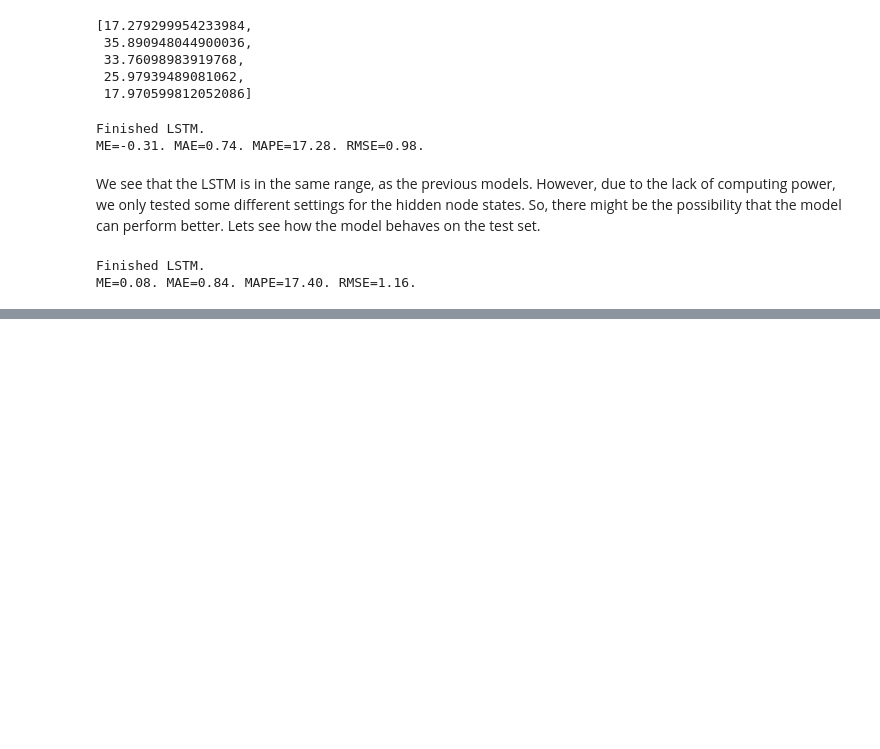
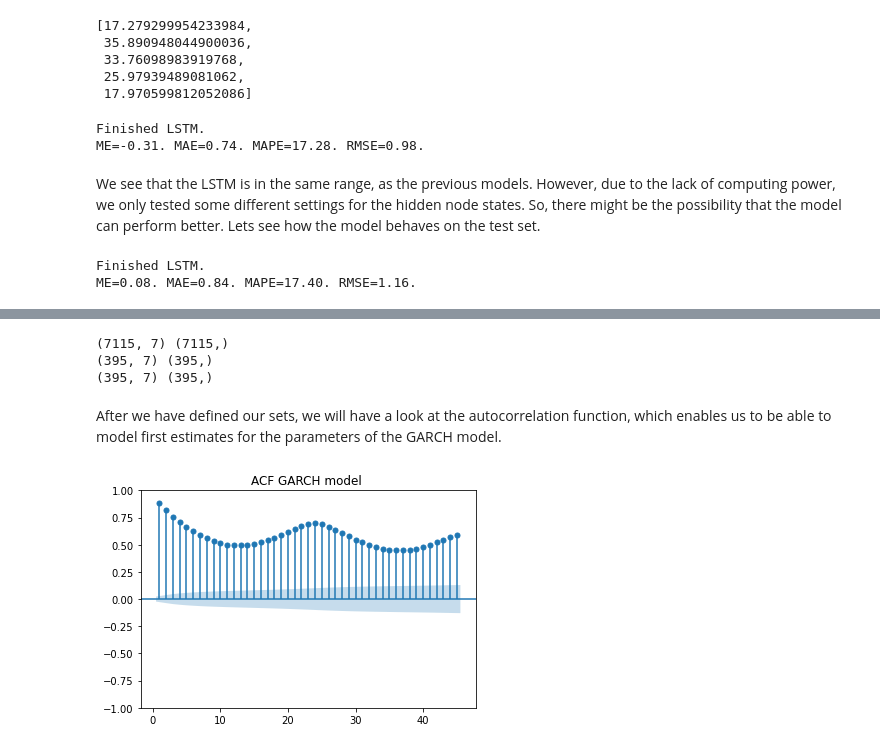
Before and after one commit to NiklasSabel/Industrial-Applications-of-Artificial-Intelligence, a Jupyter notebook: notebooks/Primary sector/Primary sector Wind.ipynb, the cells around one changed output, grey strips where cells are left out. Cells and saved outputs as stored; diff of their text form; code cells hidden in the pictures; blank space fills up the shorter version.

Commit message:
GARCH and ARIMA

```diff
--- a/notebooks/Primary sector/Primary sector Wind.ipynb
+++ b/notebooks/Primary sector/Primary sector Wind.ipynb
@@ -1063,0 +1065,25 @@ In the last part of this notebook, we will make use of another model to predict
+# %%
+# set sizes and round them on full numbers
+len_train = int(len(df_turbine_clean)*0.9+0.5)
+len_val = int(len(df_turbine_clean)*0.05-0.25)
+len_test = int(len(df_turbine_clean)*0.05-0.25)
+# %%
+# we create the datasets for our "normal" models SVM and RandomForest
+X_train, y_train = df_turbine_clean[:len_train].drop(columns=['WindSpeed','timestamp']), df_turbine_clean[:len_train].WindSpeed
+X_val, y_val = df_turbine_clean[len_train:len_train+len_val].drop(columns=['WindSpeed','timestamp']), df_turbine_clean[len_train:len_train+len_val].WindSpeed
+X_test, y_test =  df_turbine_clean[len_train+len_val:].drop(columns=['WindSpeed','timestamp']), df_turbine_clean[len_train+len_val:].WindSpeed
+
+print(X_train.shape, y_train.shape)
+print(X_val.shape, y_val.shape)
+print(X_test.shape, y_test.shape)
+# %% [output]
+(7115, 7) (7115,)
+(395, 7) (395,)
+(395, 7) (395,)
+# %% [markdown]
+After we have defined our sets, we will have a look at the autocorrelation function, which enables us to be able to model first estimates for the parameters of the GARCH model.
+# %%
+max_lag= 45
+stld_plot = plot_acf(y_train, lags=range(1, max_lag+1),  title='ACF GARCH model ')
+# %% [output]
+[figure, added]
```
Also changed, not shown: parts of 33 cells of this notebook.
